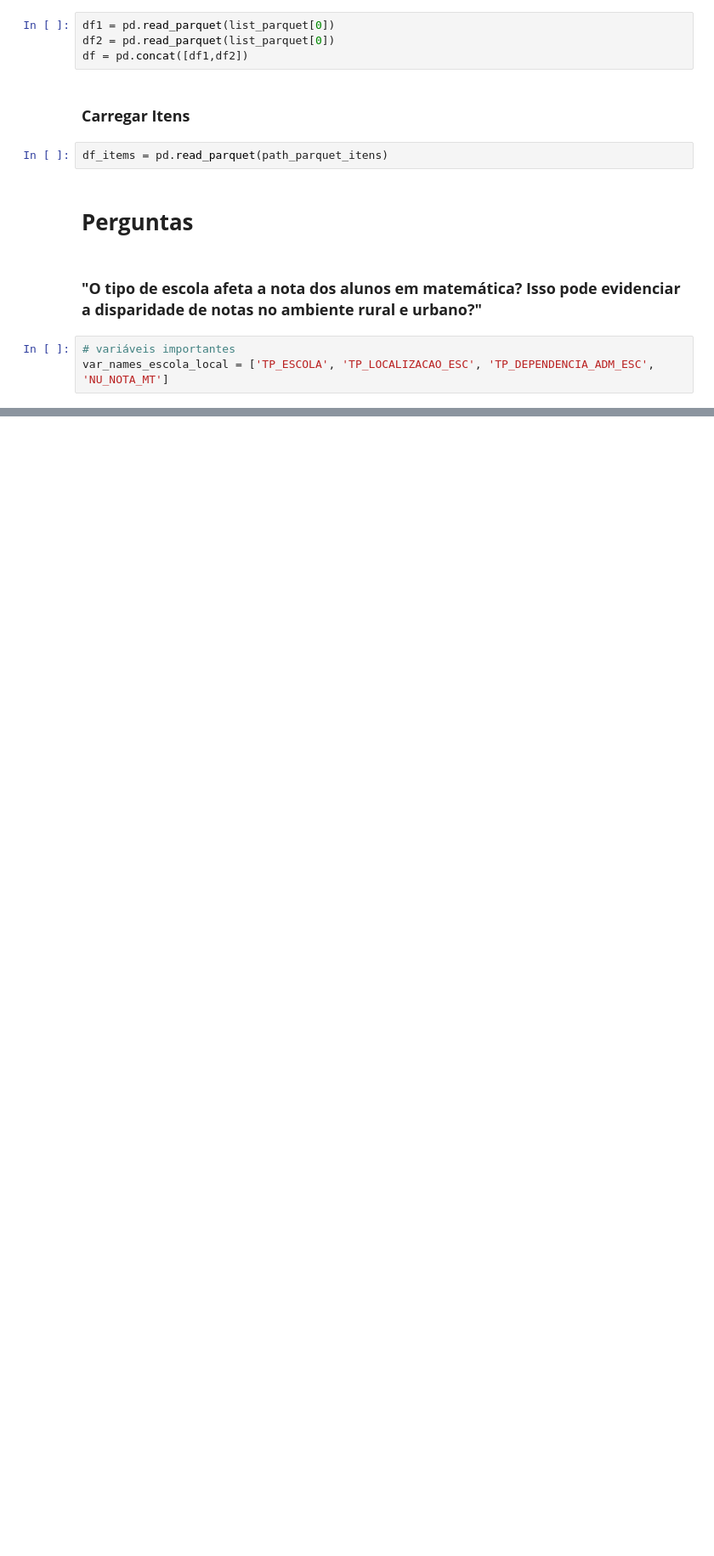
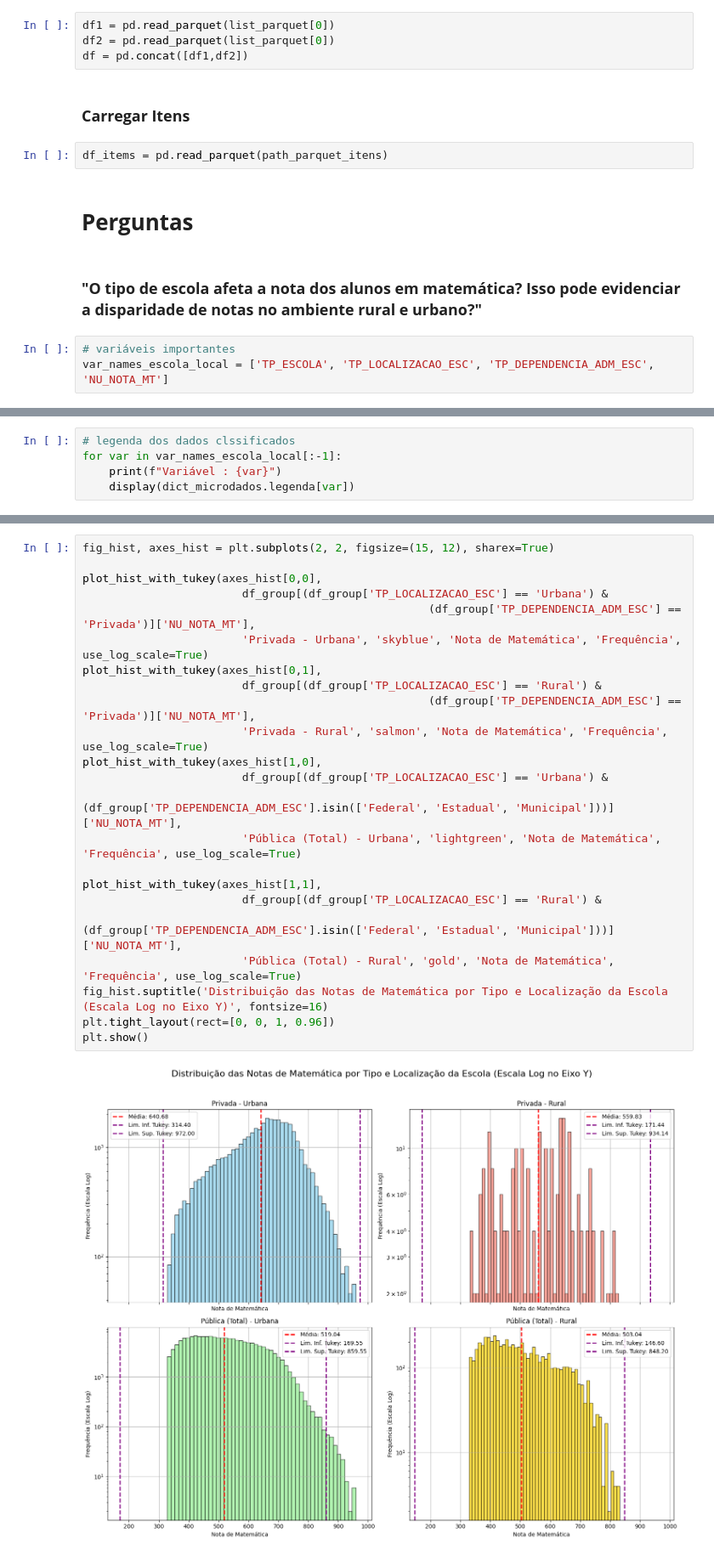
Before and after one commit to henriquefac/ciencia_de_dados_av1, a Jupyter notebook: av1/notebook/custom_quests/custom.ipynb, the cells around one changed output, grey strips where cells are left out. Shown at 85% size. Saved outputs shown, nothing was run; the diff lists cells and outputs as text; blank space fills up the shorter version.

```diff
--- a/av1/notebook/custom_quests/custom.ipynb
+++ b/av1/notebook/custom_quests/custom.ipynb
@@ -65,0 +97,5 @@ var_names_escola_local = ['TP_ESCOLA', 'TP_LOCALIZACAO_ESC', 'TP_DEPENDENCIA_ADM
+# %%
+# legenda dos dados clssificados
+for var in var_names_escola_local[:-1]:
+    print(f"Variável : {var}")
+    display(dict_microdados.legenda[var])
@@ -65,0 +157,25 @@ var_names_escola_local = ['TP_ESCOLA', 'TP_LOCALIZACAO_ESC', 'TP_DEPENDENCIA_ADM
+# %%
+fig_hist, axes_hist = plt.subplots(2, 2, figsize=(15, 12), sharex=True)
+
+plot_hist_with_tukey(axes_hist[0,0],
+                        df_group[(df_group['TP_LOCALIZACAO_ESC'] == 'Urbana') &
+                                                    (df_group['TP_DEPENDENCIA_ADM_ESC'] == 'Privada')]['NU_NOTA_MT'],
+                        'Privada - Urbana', 'skyblue', 'Nota de Matemática', 'Frequência', use_log_scale=True)
+plot_hist_with_tukey(axes_hist[0,1],
+                        df_group[(df_group['TP_LOCALIZACAO_ESC'] == 'Rural') &
+                                                    (df_group['TP_DEPENDENCIA_ADM_ESC'] == 'Privada')]['NU_NOTA_MT'],
+                        'Privada - Rural', 'salmon', 'Nota de Matemática', 'Frequência', use_log_scale=True)
+plot_hist_with_tukey(axes_hist[1,0],
+                        df_group[(df_group['TP_LOCALIZACAO_ESC'] == 'Urbana') &
+                                                    (df_group['TP_DEPENDENCIA_ADM_ESC'].isin(['Federal', 'Estadual', 'Municipal']))]['NU_NOTA_MT'],
+                        'Pública (Total) - Urbana', 'lightgreen', 'Nota de Matemática', 'Frequência', use_log_scale=True)
+
+plot_hist_with_tukey(axes_hist[1,1],
+                        df_group[(df_group['TP_LOCALIZACAO_ESC'] == 'Rural') &
+                                                    (df_group['TP_DEPENDENCIA_ADM_ESC'].isin(['Federal', 'Estadual', 'Municipal']))]['NU_NOTA_MT'],
+                        'Pública (Total) - Rural', 'gold', 'Nota de Matemática', 'Frequência', use_log_scale=True)
+fig_hist.suptitle('Distribuição das Notas de Matemática por Tipo e Localização da Escola (Escala Log no Eixo Y)', fontsize=16)
+plt.tight_layout(rect=[0, 0, 1, 0.96])
+plt.show()
+# %% [output]
+[figure, added]
```
Also changed, not shown: parts of 26 cells of this notebook, 4 other files.
